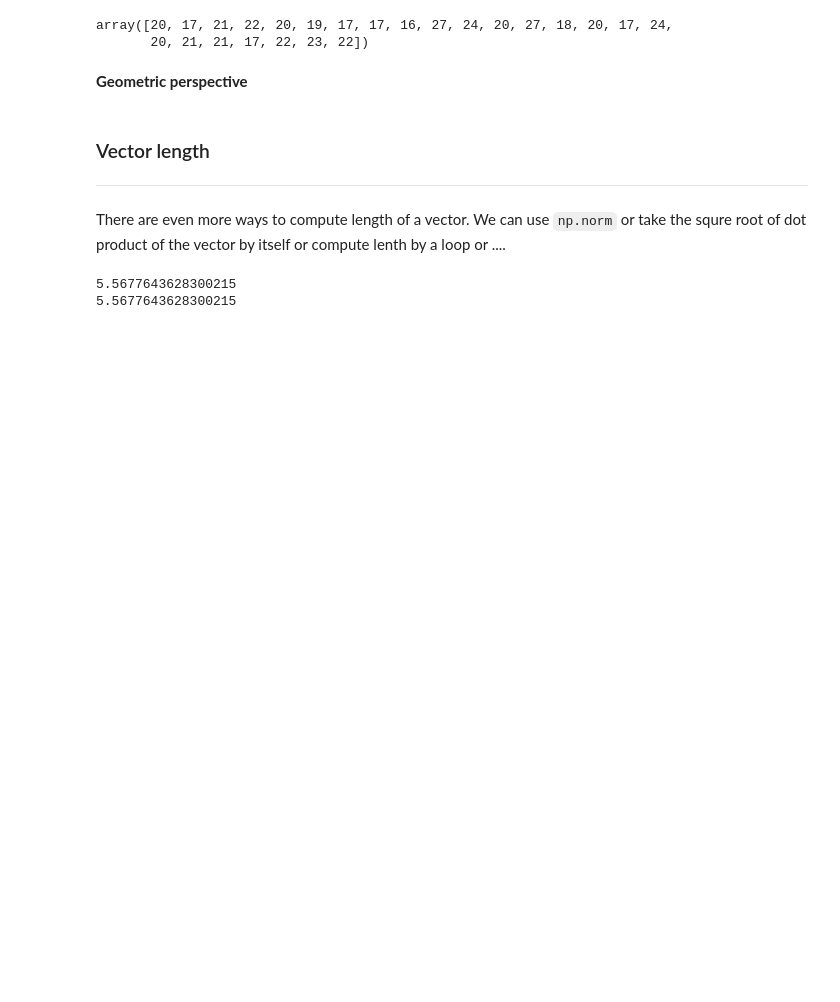
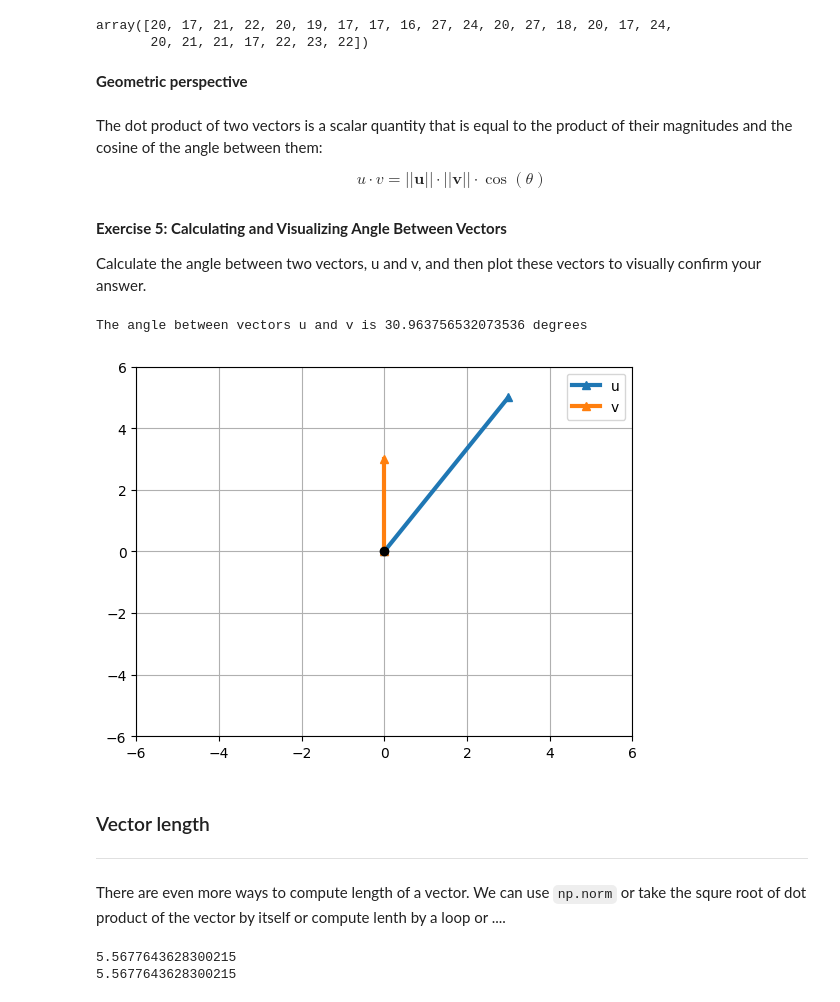
Before and after one commit to MiladQolami/Mathematical-tools-for-neuroscience, a Jupyter notebook: Linear_Algebra/Linear_algebra_vectors.ipynb, the cells around one changed output. Drawn from its saved outputs; the diff is of its cells as text; code cells hidden in the pictures; blank space fills up the shorter version.

```diff
--- a/Linear_Algebra/Linear_algebra_vectors.ipynb
+++ b/Linear_Algebra/Linear_algebra_vectors.ipynb
@@ -268,3 +280,12 @@ print(np.mean(temps))
 # %% [markdown]
 
 **Geometric perspective**
+# %% [markdown]
+The dot product of two vectors is a scalar quantity that is equal to the product of their magnitudes and the cosine of the angle between them:
+
+$$ u\cdot v = ||\mathbf{u}|| \cdot ||\mathbf{v}|| \cdot \cos(\theta)$$
+# %% [markdown]
+
+**Exercise 5: Calculating and Visualizing Angle Between Vectors**
+
+Calculate the angle between two vectors, u and v, and then plot these vectors to visually confirm your answer.
@@ -271,3 +295,48 @@ print(np.mean(temps))
+# %%
+#@markdown Solution
+
+
+# Define the vectors
+u = np.array([[3],[5]])
+v = np.array([[0],[3]])
+
+# Calculate the dot product
+dot_product = np.dot(u.T, v)
+
+# Calculate the length of the vectors
+norm_u = np.linalg.norm(u)
+norm_v = np.linalg.norm(v)
+
+# Calculate the cosine of the angle
+cos_theta = dot_product / (norm_u * norm_v)
+
+# Calculate the angle in radians
+theta_rad = np.arccos(cos_theta)
+
+# Convert to degrees
+theta_deg = np.degrees(theta_rad)
+
+print(f'The angle between vectors u and v is {theta_deg[0][0]} degrees')
+
+# Plot the vectors
+fig, ax = plt.subplots()
+
+# Plot v1 and v2 and origin
+ax.plot([0,u[0]],[0,u[1]],'-^',linewidth = 3, label = 'u')
+ax.plot([0,v[0]],[0,v[1]],'-^',linewidth = 3,label = 'v')
+ax.plot(0,0,'ko')
+
+# Set the x and y axis limits
+ax.set_xlim(-6, 6)
+ax.set_ylim(-6, 6)
+
+# Add a legend, gridlines, and axis labels
+ax.legend()
+ax.grid()
+plt.show()
+# %% [output]
+The angle between vectors u and v is 30.963756532073536 degrees
+[figure, added]
 # %% [markdown]
 ### Vector length
 
```
Also changed, not shown: parts of 25 cells of this notebook.
